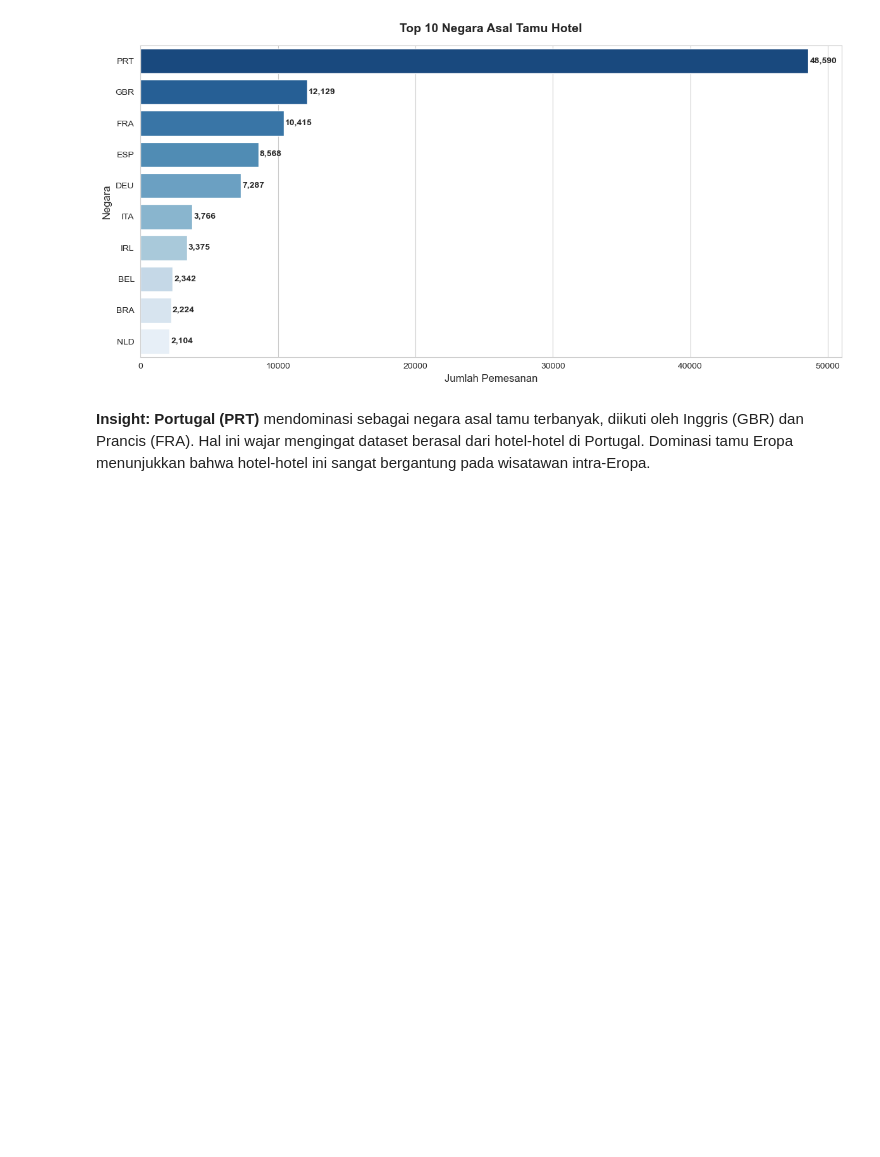
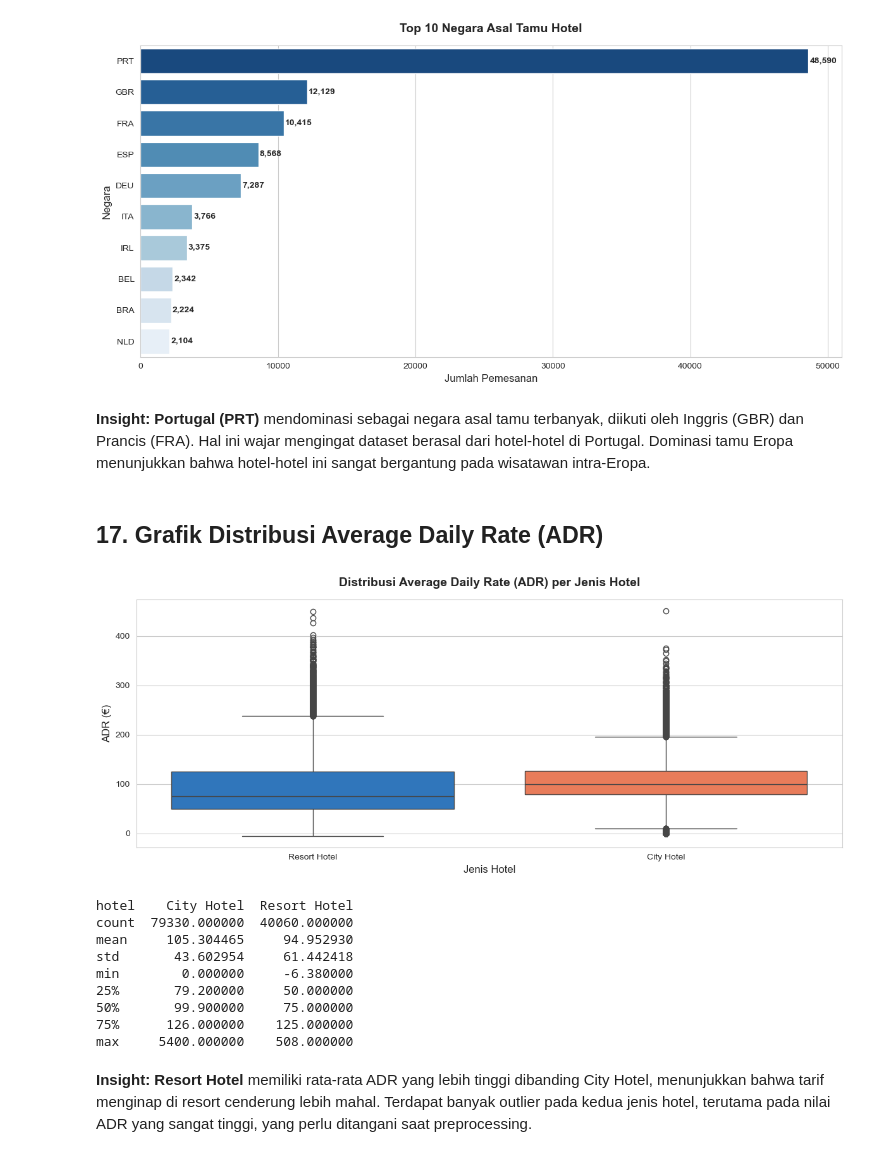
Before and after one commit to MuhammadShidqiHanifUSK/A_Project_VisDat_Klp1, a Jupyter notebook: notebooks/eda.ipynb, the cells around one changed output. Drawn from its saved outputs; the diff is of its cells as text; code cells hidden in the pictures; blank space fills up the shorter version.

Commit message:
Edit eda.ipynb: Add Average Daily Rate Distribution Chart

```diff
--- a/notebooks/eda.ipynb
+++ b/notebooks/eda.ipynb
@@ -444,3 +444,40 @@ plt.show()
 [figure]
 # %% [markdown]
 **Insight:** **Portugal (PRT)** mendominasi sebagai negara asal tamu terbanyak, diikuti oleh Inggris (GBR) dan Prancis (FRA). Hal ini wajar mengingat dataset berasal dari hotel-hotel di Portugal. Dominasi tamu Eropa menunjukkan bahwa hotel-hotel ini sangat bergantung pada wisatawan intra-Eropa.
+# %% [markdown]
+## 17. Grafik Distribusi Average Daily Rate (ADR)
+# %%
+sns.set_style('whitegrid')
+
+# Filter outlier ekstrem untuk visualisasi yang lebih jelas
+df_adr = df[df['adr'] < 500]
+
+plt.figure(figsize=(12, 5))
+sns.boxplot(
+    data=df_adr,
+    x='hotel',
+    y='adr',
+    palette=['#1976D2', '#FF7043']
+)
+
+plt.title('Distribusi Average Daily Rate (ADR) per Jenis Hotel',
+          fontsize=14, fontweight='bold', pad=15)
+plt.xlabel('Jenis Hotel', fontsize=12)
+plt.ylabel('ADR (€)', fontsize=12)
+plt.tight_layout()
+plt.show()
+
+print(df.groupby('hotel')['adr'].describe().T)
+# %% [output]
+[figure, added]
+hotel    City Hotel  Resort Hotel
+count  79330.000000  40060.000000
+mean     105.304465     94.952930
+std       43.602954     61.442418
+min        0.000000     -6.380000
+25%       79.200000     50.000000
+50%       99.900000     75.000000
+75%      126.000000    125.000000
+max     5400.000000    508.000000
+# %% [markdown]
+**Insight:** **Resort Hotel** memiliki rata-rata ADR yang lebih tinggi dibanding City Hotel, menunjukkan bahwa tarif menginap di resort cenderung lebih mahal. Terdapat banyak outlier pada kedua jenis hotel, terutama pada nilai ADR yang sangat tinggi, yang perlu ditangani saat preprocessing.
```
